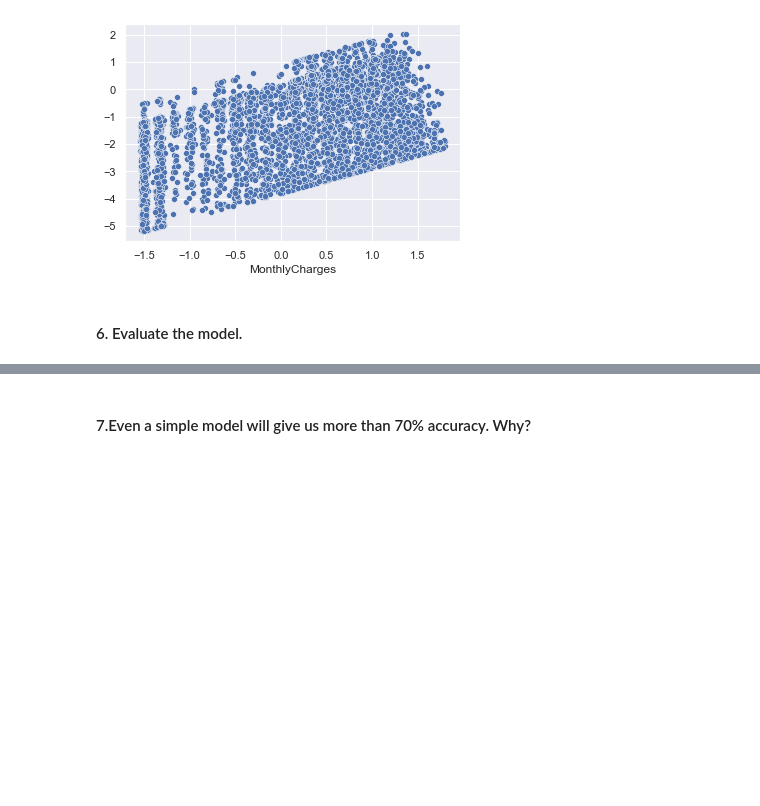
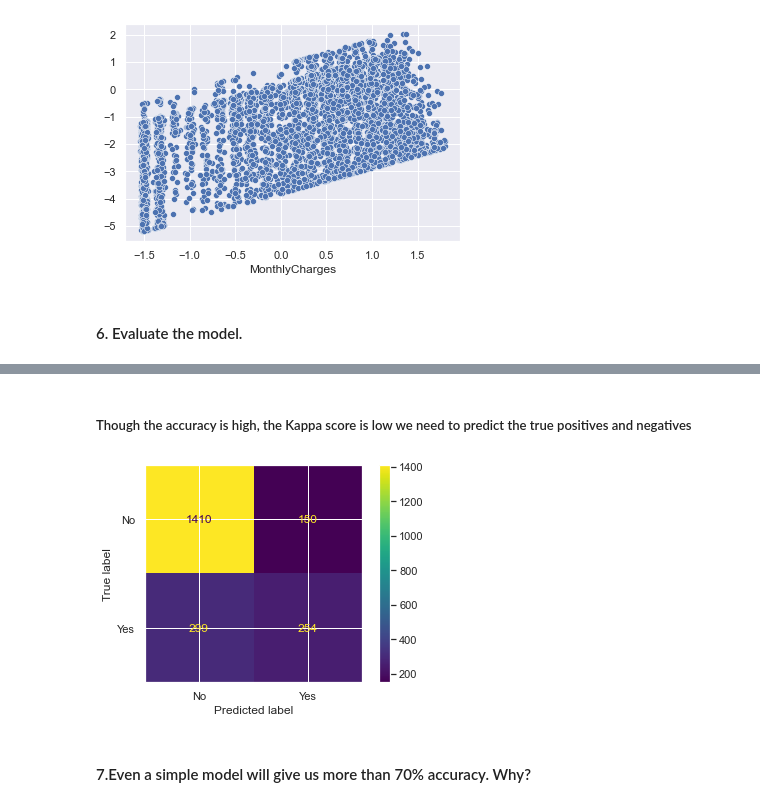
Before and after one commit to vipulswamy/lab-imbalanced-data, a Jupyter notebook: files_for_lab/class_imbalance_lab.ipynb, the cells around one changed output, grey strips where cells are left out. Saved outputs shown, nothing was run; the diff lists cells and outputs as text; code cells hidden in the pictures; blank space fills up the shorter version.

```diff
--- a/files_for_lab/class_imbalance_lab.ipynb
+++ b/files_for_lab/class_imbalance_lab.ipynb
@@ -241,2 +246,13 @@ print("The Kappa in the TEST set is: {:.2f}".format(cohen_kappa_score(y_test,y_p
+# %% [markdown]
+##### Though the accuracy is high, the Kappa score is low we need to predict the true positives and negatives
+# %%
+cm_test = confusion_matrix(y_test,y_pred_test)
+disp = ConfusionMatrixDisplay(confusion_matrix=cm_test, display_labels=lr.classes_)
+sns.set()
+disp.plot()
+plt.show()
+#my model is very good at predicting true negative (Yellow)
+# %% [output]
+[figure, added]
 # %% [markdown]
 #### 7.Even a simple model will give us more than 70% accuracy. Why?
```
Also changed, not shown: parts of 17 cells of this notebook.
